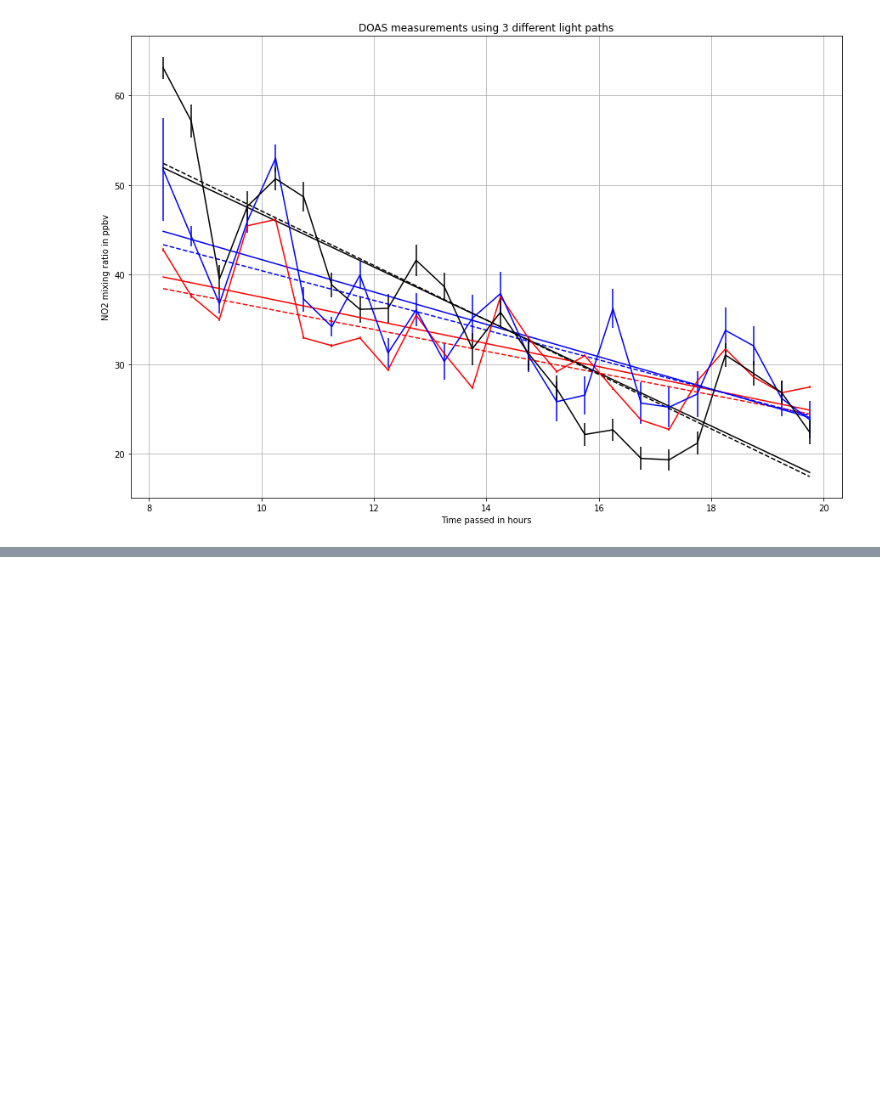
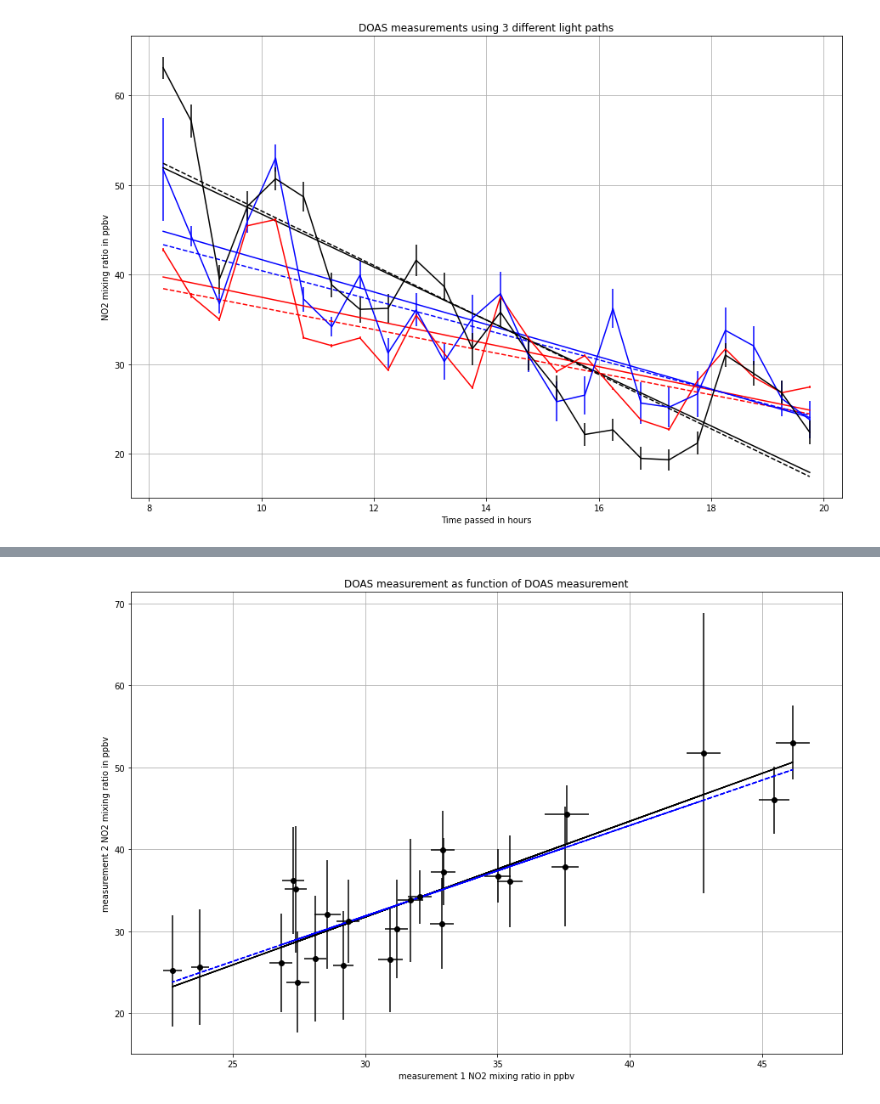
Before and after one commit to d3sp3r4t3Student/Observation-and-Data-Processing, a Jupyter notebook: tasks_no2_doas.ipynb, the cells around one changed output, grey strips where cells are left out. Cells and saved outputs as stored; diff of their text form; code cells hidden in the pictures; blank space fills up the shorter version.

```diff
--- a/tasks_no2_doas.ipynb
+++ b/tasks_no2_doas.ipynb
@@ -195,0 +198,98 @@ plt.show()
+# %%
+#plotting no2 doas data and its linear regressions
+
+#open the NO2 Doas file and read in the data
+
+data = np.array([[float(i) for i in (' '.join(line.split())).split(' ')] for line
+in open('NO2_DOAS_data.txt').readlines()[1:]])
+
+#save the measurements and the uncertainties in variables
+
+t = (data[:,0]-735090)*24
+measure1 = data[:,1]
+uncert1 = data[:,2]
+measure2 = data[:,3]
+uncert2 = data[:,4]
+measure3 = data[:,5]
+uncert3 = data[:,6]
+
+#calculate the covariances and the linear regressions
+
+A1=np.vstack((np.ones(measure1.shape[0]),measure1)).T
+x1=np.linalg.inv(A1.T.dot(A1)).dot(A1.T).dot(measure2)
+w1 = np.diag(1/measure1**2)
+x1_weighted = np.linalg.inv(A1.T.dot(w1).dot(A1)).dot(A1.T).dot(w1).dot(measure2)
+lin_reg1 = x1[0]+ x1[1]*measure1
+lin_reg_weighted1 = x1_weighted[0]+ x1_weighted[1]*measure1
+
+    #calculate uncertainties for the linear regression lines
+residual = measure2-lin_reg1
+err_std_sq = 1/(len(measure2)-2)*np.sum(residual**2)
+t_sq=t**2
+x2_std_sq_1 = err_std_sq/t.std()**2
+x1_std_sq_1 = x2_std_sq_1*t_sq.mean()
+x1_std_1 = np.sqrt(x1_std_sq_1)
+x2_std_1 = np.sqrt(x2_std_sq_1)
+
+'''#calculate the covariances and the linear regressions
+
+A2=np.vstack((np.ones(t.shape[0]),t)).T
+x2=np.linalg.inv(A2.T.dot(A2)).dot(A2.T).dot(measure2)
+w2 = np.diag(1/uncert2**2)
+x2_weighted = np.linalg.inv(A1.T.dot(w2).dot(A2)).dot(A2.T).dot(w2).dot(measure2)
+lin_reg2 = x2[0]+ x2[1]*t
+lin_reg_weighted2 = x2_weighted[0]+ x2_weighted[1]*t
+
+    #calculate uncertainties for the linear regression lines
+residual = measure2-lin_reg2
+err_std_sq = 1/(len(measure2)-2)*np.sum(residual**2)
+t_sq=t**2
+x2_std_sq_2 = err_std_sq/t.std()**2
+x1_std_sq_2 = x2_std_sq_2*t_sq.mean()
+x1_std_2 = np.sqrt(x1_std_sq_2)
+x2_std_2 = np.sqrt(x2_std_sq_2)
+
+#calculate the covariances and the linear regressions
+
+A3=np.vstack((np.ones(t.shape[0]),t)).T
+x3=np.linalg.inv(A3.T.dot(A3)).dot(A3.T).dot(measure3)
+w3 = np.diag(1/uncert3**2)
+x3_weighted = np.linalg.inv(A3.T.dot(w3).dot(A3)).dot(A3.T).dot(w3).dot(measure3)
+lin_reg3 = x3[0]+ x3[1]*t
+lin_reg_weighted3 = x3_weighted[0]+ x3_weighted[1]*t
+
+    #calculate uncertainties for the linear regression lines
+residual = measure3-lin_reg3
+err_std_sq = 1/(len(measure3)-2)*np.sum(residual**2)
+t_sq=t**2
+x2_std_sq_3 = err_std_sq/t.std()**2
+x1_std_sq_3 = x2_std_sq_3*t_sq.mean()
+x1_std_3 = np.sqrt(x1_std_sq_3)
+x2_std_3 = np.sqrt(x2_std_sq_3)
+'''
+
+#plot the measurements, their errors and the linear regressions in one figure with a color code
+
+fig = plt.figure(figsize = (15,10))
+
+plt.plot(measure1, lin_reg1, color = 'k')
+plt.plot(measure1, lin_reg_weighted1, color = 'b', linestyle = 'dashed')
+
+'''
+plt.plot(t, lin_reg2, color = 'b')
+plt.plot(t, lin_reg_weighted2, color = 'b', linestyle = 'dashed')
+
+plt.plot(t, lin_reg3, color = 'k')
+plt.plot(t, lin_reg_weighted3, color = 'k', linestyle = 'dashed')
+'''
+
+plt.errorbar(data[:,1],data[:,3],fmt = 'o',xerr=3*data[:,2],yerr=3*data[:,4], color = 'k')
+#plt.errorbar(t,measure2, yerr=uncert2, color = 'b')
+#plt.errorbar(t,measure3, yerr=uncert3, color = 'k')
+plt.title('DOAS measurement as function of DOAS measurement')
+plt.ylabel('measurement 2 NO2 mixing ratio in ppbv')
+plt.xlabel('measurement 1 NO2 mixing ratio in ppbv')
+plt.grid()
+plt.show()
+# %% [output]
+[figure, added]
```
Also changed, not shown: parts of 2 cells of this notebook.
